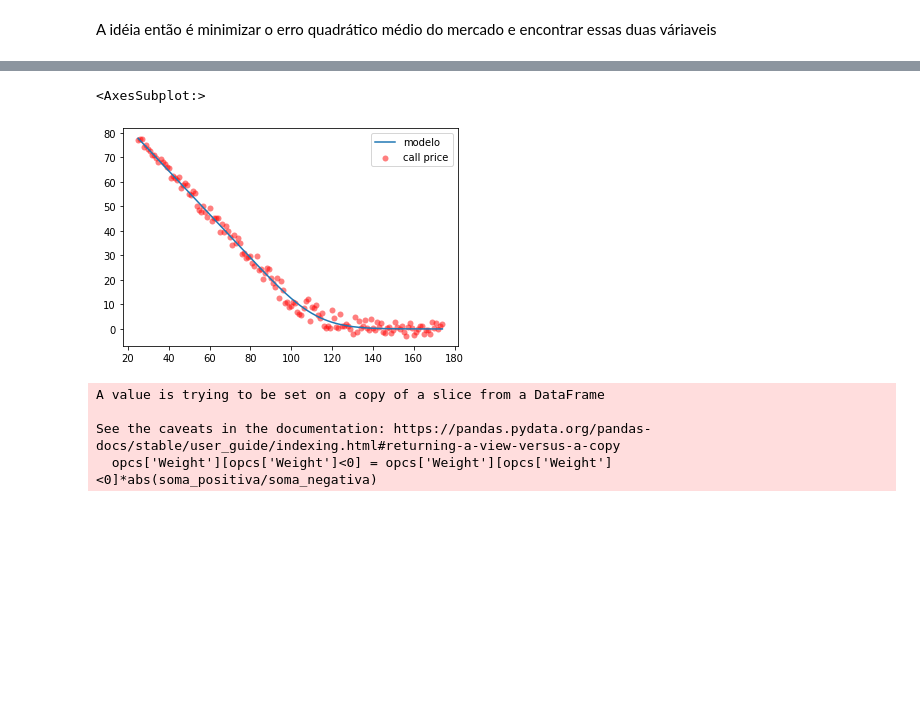
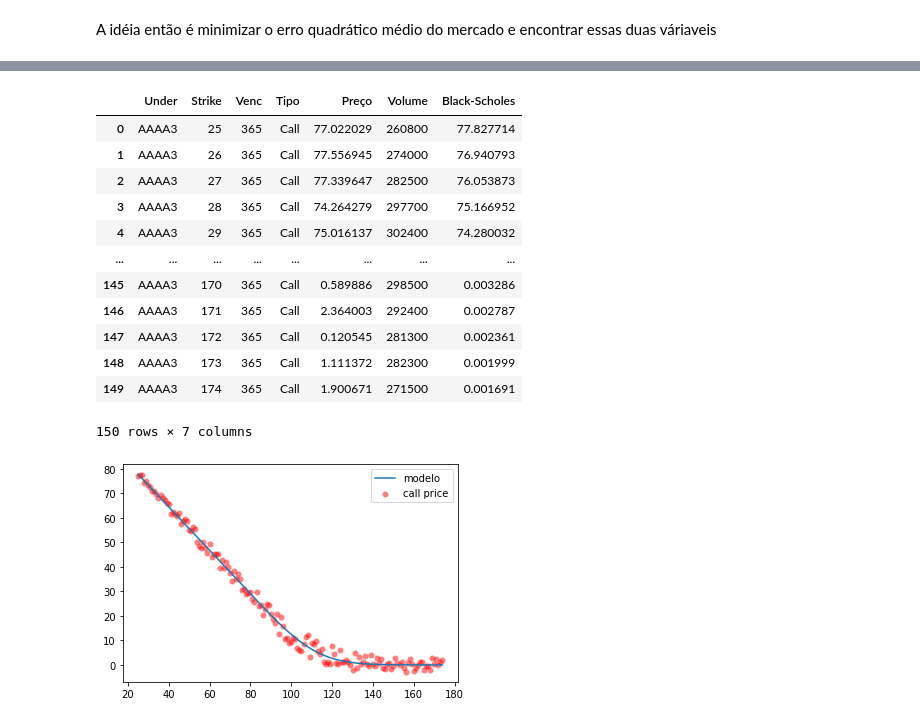
Before and after one commit to diogosanchez72/overnightStrategy, a Jupyter notebook: Options strtuture strategie.ipynb, the cells around one changed output, grey strips where cells are left out. Drawn from its saved outputs; the diff is of its cells as text; code cells hidden in the pictures; blank space fills up the shorter version.

```diff
--- a/Options strtuture strategie.ipynb
+++ b/Options strtuture strategie.ipynb
@@ -73,6 +9,23 @@ opcs
 # %%
+import matplotlib.pyplot as plt
+from matplotlib import ticker
+import numpy as np
+import os
+import pandas as pd
+import requests
+import seaborn as sns
+import sys
+import warnings
+import yfinance as yf
+from scipy import stats
+import risk_functions as rf
+from scipy.optimize import minimize
+import black_scholes as bs
 
-from scipy.optimize import minimize
+### abrrir o arquivo  options.csv
+
+opcs = pd.read_csv('opcs.csv', encoding='ANSI')
+
 
 
 teste = opcs.sample(150)
@@ -82,52 +35,50 @@ Y = teste['Preço'].values
 weight = teste['Volume'].values / teste['Volume'].sum()
 
 
 price = 100
 r = 0.12
 maturity = 1
 
 
 
 def error(params):
     sigma, add_price = params
-    call_modelo = black_scholes_call(price+add_price,teste['Strike'].values, maturity, r, sigma)
+    call_modelo = bs.bs_call(price+add_price,teste['Strike'].values, maturity, r, sigma)
     mqo = (Y - call_modelo)**2
     mqo = (mqo * weight).mean()
 
     return mqo
 
 targuet = [.9,0.0]
 
 resultado = minimize(error, targuet, method='Nelder-Mead')
 sigma, add_price = resultado.x
 
 ## Teste
 
 X = opcs['Strike'].values
 Y = opcs['Preço'].values
 
-call_modelo = black_scholes_call(price+add_price, X, maturity, r, sigma)
+call_modelo = bs.bs_call(price+add_price, X, maturity, r, sigma)
 
 plt.plot(X, call_modelo, label='modelo')
 sns.scatterplot(X, Y, label='call price', linewidth=0, alpha=0.5, color='red')
+
+opcs['Black-Scholes'] = call_modelo
+
+opcs
 # %% [output]
+|  | Under | Strike | Venc | Tipo | Preço | Volume | Black-Scholes |
+| 0 | AAAA3 | 25 | 365 | Call | 77.022029 | 260800 | 77.827714 |
+| 1 | AAAA3 | 26 | 365 | Call | 77.556945 | 274000 | 76.940793 |
+| 2 | AAAA3 | 27 | 365 | Call | 77.339647 | 282500 | 76.053873 |
+| 3 | AAAA3 | 28 | 365 | Call | 74.264279 | 297700 | 75.166952 |
+| 4 | AAAA3 | 29 | 365 | Call | 75.016137 | 302400 | 74.280032 |
+| ... | ... | ... | ... | ... | ... | ... | ... |
+| 145 | AAAA3 | 170 | 365 | Call | 0.589886 | 298500 | 0.003286 |
+| 146 | AAAA3 | 171 | 365 | Call | 2.364003 | 292400 | 0.002787 |
+| 147 | AAAA3 | 172 | 365 | Call | 0.120545 | 281300 | 0.002361 |
+| 148 | AAAA3 | 173 | 365 | Call | 1.111372 | 282300 | 0.001999 |
+| 149 | AAAA3 | 174 | 365 | Call | 1.900671 | 271500 | 0.001691 |
-<AxesSubplot:>
+150 rows × 7 columns
 [figure]
-# %%
-opcs['Black-Scholes'] = call_modelo
-opcs['Delta'] = bs_call_delta(price, opcs['Strike'], opcs['Venc']/365, 0.12, sigma)
-opcs['Weight'] = np.random.normal(0, 1, size = len(opcs))**2
-opcs['Weight'] = ((opcs['Black-Scholes']<opcs['Preço'])*2-1) * abs(opcs['Black-Scholes'] - opcs['Weight'])
-
-opcs['Weight'] = opcs['Weight']/sum(opcs['Weight'].abs())
-
-soma_positiva = opcs['Weight'][opcs['Weight']>0].sum()
-soma_negativa = opcs['Weight'][opcs['Weight']<0].sum()
-
-
-opcs['Weight'][opcs['Weight']<0] = opcs['Weight'][opcs['Weight']<0]*abs(soma_positiva/soma_negativa)
-# %% [output]
-A value is trying to be set on a copy of a slice from a DataFrame
-
-See the caveats in the documentation: https://pandas.pydata.org/pandas-docs/stable/user_guide/indexing.html#returning-a-view-versus-a-copy
-  opcs['Weight'][opcs['Weight']<0] = opcs['Weight'][opcs['Weight']<0]*abs(soma_positiva/soma_negativa)
```
Also changed, not shown: parts of 6 cells of this notebook.
